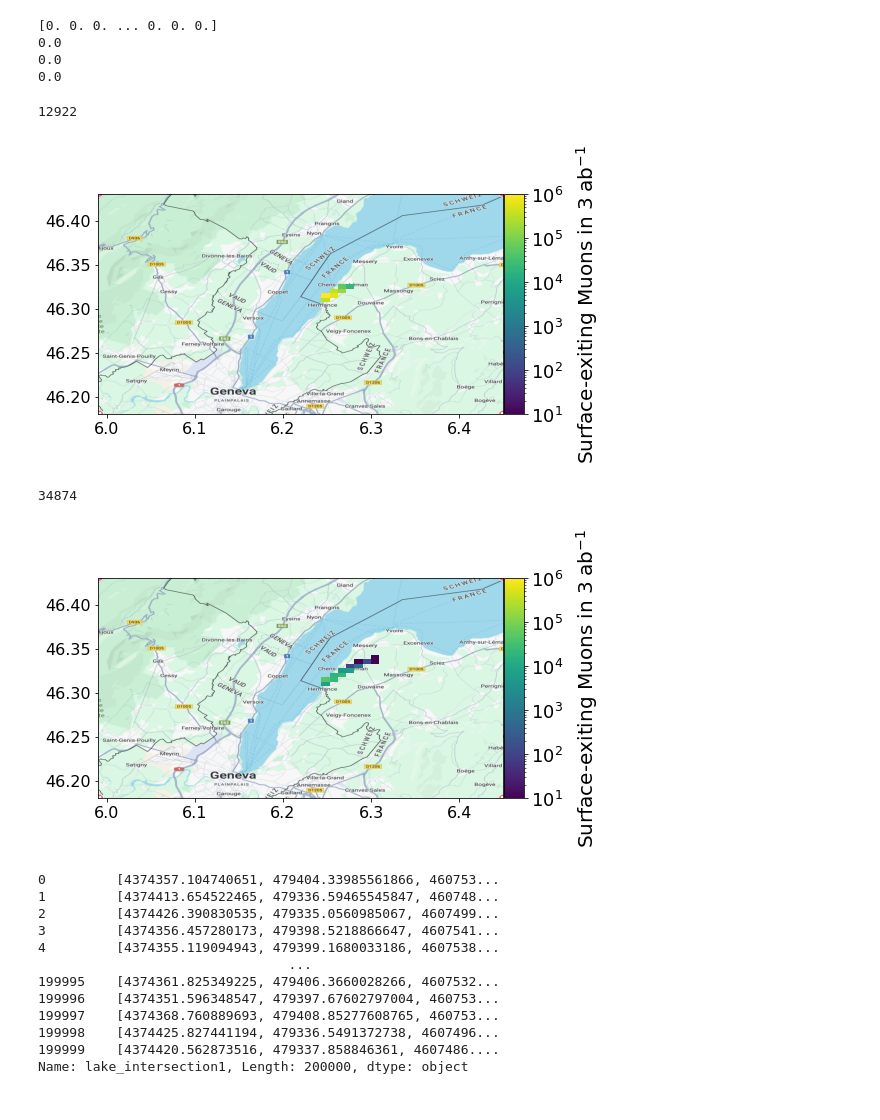
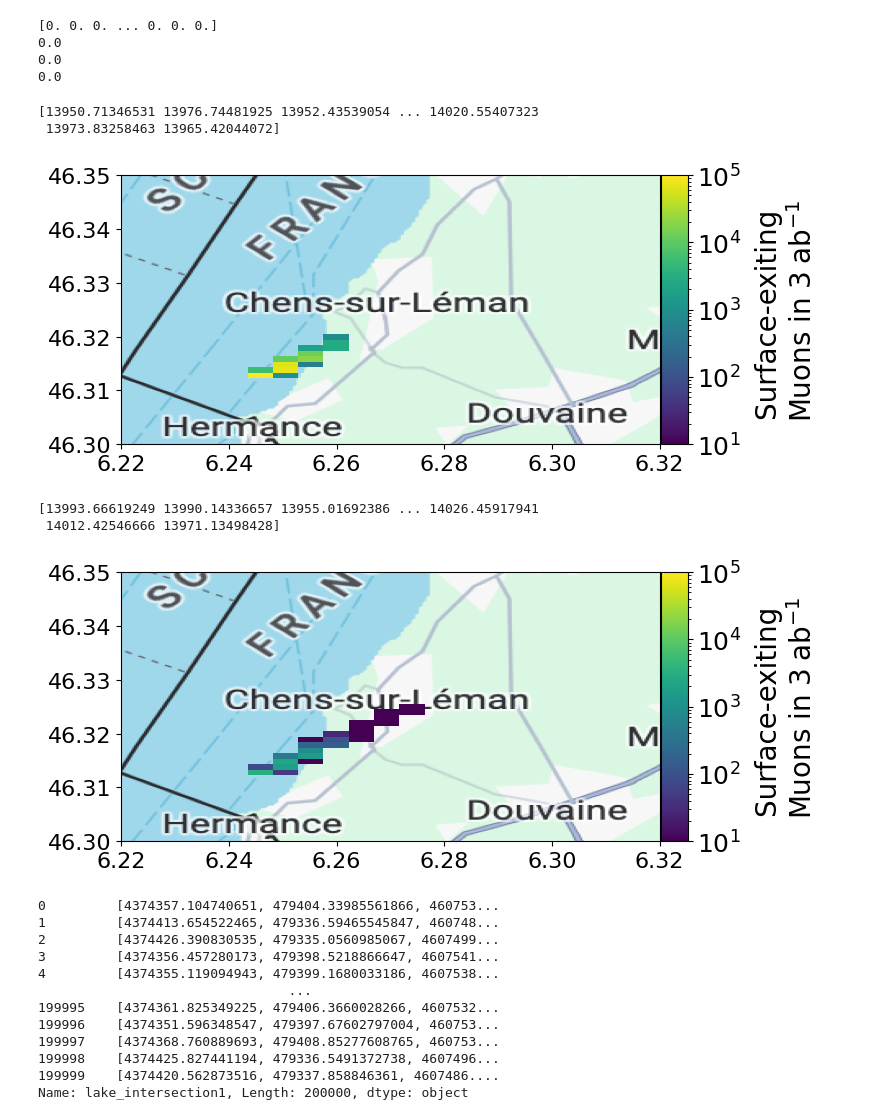
Before and after one commit to nickkamp1/Lake_Geneva_Neutrinos, a Jupyter notebook: MuonSimulation.ipynb, the cells around one changed output. Saved outputs shown, nothing was run; the diff lists cells and outputs as text; code cells hidden in the pictures.

Commit message:
some figure cleaning and cluster improvements

```diff
--- a/MuonSimulation.ipynb
+++ b/MuonSimulation.ipynb
@@ -42,6 +39,6 @@ plt.show()
 # %%
-light_simulation = MuonSimulation('Data/MuonSimulation/LHCb_LHC13_QGSJET_light_lake_CC.parquet')
-charm_simulation = MuonSimulation('Data/MuonSimulation/LHCb_LHC13_BDGJKR_charm_lake_CC.parquet')
+light_simulation = MuonSimulation('Data/MuonSimulation/LHCb_LHC13_QGSJET_light_lake_CC_14000_100.parquet')
+charm_simulation = MuonSimulation('Data/MuonSimulation/LHCb_LHC13_BDGJKR_charm_lake_CC_14000_100.parquet')
 Nl = np.sum(light_simulation.data["DIS_distance"]!=0)
 Nc = np.sum(charm_simulation.data["DIS_distance"]!=0)
 print(Nl,Nc)
@@ -66,8 +63,6 @@ for i,simulation in enumerate([light_simulation,charm_simulation]):
               'weights':simulation.data['wgt']*150*1000}
 
     ax[0].hist(simulation.data['E'],color='r',label='neutrino' if i==0 else None,**kwargs)
-    wnorm = sum(kwargs['weights'])/sum(simulation.data.query('E_lep>0')['wgt']*150*1000)
-    kwargs['weights']*=wnorm
     ax[0].hist(simulation.data['E_lep'],color='b',label='lepton' if i==0 else None,**kwargs)
     ax[0].hist(simulation.data['E_had'],color='g',label='target' if i==0 else None,**kwargs)
 
@@ -77,8 +72,6 @@ for i,simulation in enumerate([light_simulation,charm_simulation]):
               'weights':simulation.data['wgt']*150*1000}
 
     ax[1].hist(simulation.data['uz'],color='r',**kwargs)
-    wnorm = sum(kwargs['weights'])/sum(simulation.data.query('E_lep>0')['wgt']*150*1000)
-    kwargs['weights']*=wnorm
     ax[1].hist(simulation.data['uz_lep'],color='b',**kwargs)
     ax[1].hist(simulation.data['uz_had'],color='g',**kwargs)
 
@@ -260,49 +253,53 @@ def Xf(E,rho=1):
         return 1./(rho * 5e-4) * np.log(1 + 2e-3 * E)
 
 for i,simulation in enumerate([light_simulation,charm_simulation]):
-    lat_edges = [46.18,46.43]
-    lon_edges = [5.99,6.45]
+    lat_edges = [46.3,46.35]#[46.18,46.43]
+    lon_edges = [6.22,6.45]#[5.99,6.45]
     muon_mask = abs(simulation.data["PDG"])==14
     muon_exits = np.array(list(simulation.data["lepton_surface_intersection_lat_long"][muon_mask]))
     nbins = 50
     nu_weights = np.array(simulation.data['nu_weight']*simulation.data['interaction_probability'])*20 # 3 ab^-1
     beamline_dist = np.array(simulation.data['DIS_distance']*simulation.data['uz'])
     nu_profile = np.array([simulation.data['DIS_distance']*simulation.data['ux'],
                            simulation.data['DIS_distance']*simulation.data['uy']]).T
     nu_radius = np.sqrt(np.sum(nu_profile**2,axis=-1))
+    print(beamline_dist)
     nu_weights *= (np.logical_and(beamline_dist<(detector_center+(length_cut/2)),
-                                  beamline_dist>(detector_center-(length_cut/2))))
-    print(sum(nu_weights!=0))
+                                 beamline_dist>(detector_center-(length_cut/2))))
     nu_weights *= nu_radius < rad_cut
     mu_distance = np.linalg.norm(np.array(list(simulation.data["lepton_surface_intersection"]-simulation.data["DIS_location"])),axis=-1)
-    nu_weights *= mu_distance < Xf(simulation.data["E"])
+    nu_weights *= mu_distance < Xf(simulation.data["E"],rho=2.7)
     h = plt.hist2d(muon_exits[:,1],muon_exits[:,0],
                    bins=(np.linspace(*lon_edges,nbins),np.linspace(*lat_edges,nbins)),
-                   norm=mcolors.LogNorm(vmin=1e1,vmax=1e6),
+                   norm=mcolors.LogNorm(vmin=1e1,vmax=1e5),
                    weights=nu_weights[muon_mask])
 
     img = plt.imread("Figures/GoogleMaps.png")
     plt.imshow(img,extent=[5.99,6.45,46.18,46.43],aspect=1)
     plt.xlim(*lon_edges)
     plt.ylim(*lat_edges)
+    plt.xlim(6.22,6.32)
+    plt.ylim(46.3,46.35)
 
 
     # create an axes on the right side of ax. The width of cax will be 5%
     # of ax and the padding between cax and ax will be fixed at 0.05 inch.
     divider = make_axes_locatable(plt.gca())
     cax = divider.append_axes("right", size="5%", pad=0.01)
     cbar = plt.colorbar(h[3],cax=cax)
     cbar.ax.tick_params(labelsize=18)  # set your label size here
-    cbar.set_label(r"Surface-exiting Muons in $3\;{\rm ab}^{-1}$",fontsize=20,labelpad=10)
+    cbar.set_label("Surface-exiting \nMuons in "+r"$3\;{\rm ab}^{-1}$",fontsize=20,labelpad=10)
     plt.tight_layout()
     plt.savefig("Figures/MuonSurfaceExitFromLakeDetector_%s.pdf"%("light" if i==0 else "charm"),dpi=100)
 
     plt.show()
 # %% [output]
-12922
+[13950.71346531 13976.74481925 13952.43539054 ... 14020.55407323
+ 13973.83258463 13965.42044072]
-[figure, old version]
+[figure, new version]
-34874
+[13993.66619249 13990.14336657 13955.01692386 ... 14026.45917941
+ 14012.42546666 13971.13498428]
-[figure, old version]
+[figure, new version]
 # %%
 light_simulation.data["lake_intersection1"]
 # %% [output]
```
Also changed, not shown: parts of 3 cells of this notebook, 9 other files.
